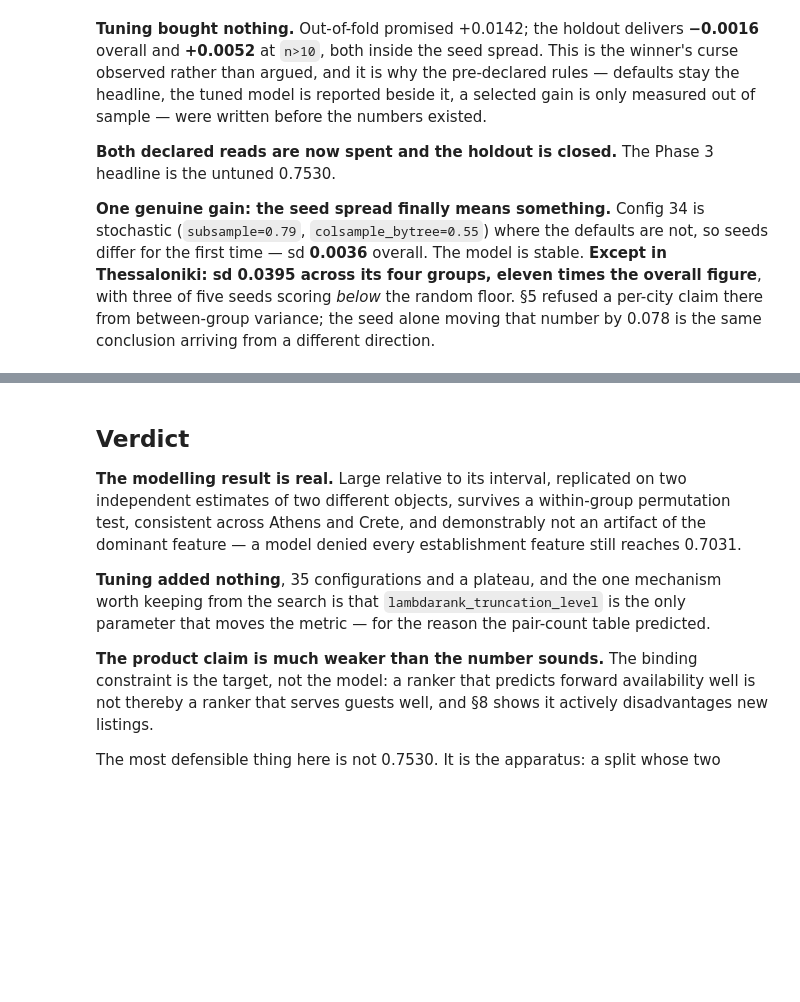
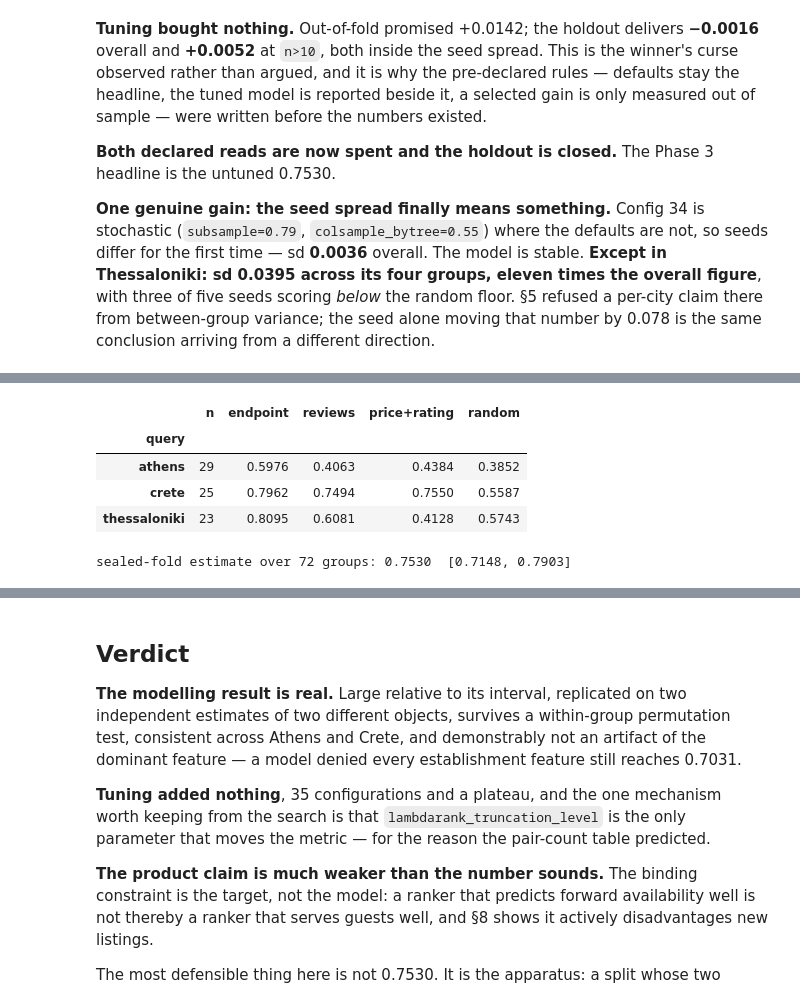
Before and after one commit to ntinasf/rental-ranking, a Jupyter notebook: notebooks/04_evaluation.ipynb, the cells around one changed output, grey strips where cells are left out. Cells and saved outputs as stored; diff of their text form; code cells hidden in the pictures; blank space fills up the shorter version.

```diff
--- a/notebooks/04_evaluation.ipynb
+++ b/notebooks/04_evaluation.ipynb
@@ -1027,0 +1092,27 @@ alone moving that number by 0.078 is the same conclusion arriving from a differe
+# %%
+served = []
+for name, spec in demo.DEMO_QUERIES.items():
+    listings = demo.group_listings(spec["query_group"])
+    truth = demo.truth_frame(listings)
+    live = json.loads((ENDPOINT_DEMO_DIR / f"response_{name}.json").read_text())
+    quality = demo.query_quality(live, truth)
+    served.append(
+        {
+            "query": name,
+            "n": int(quality["n_listings"]),
+            "endpoint": quality["endpoint"],
+            "reviews": quality["baseline_reviews"],
+            "price+rating": quality["baseline_price_rating"],
+            "random": quality["random"],
+        }
+    )
+
+display(pd.DataFrame(served).set_index("query").round(4))
+print(f"sealed-fold estimate over 72 groups: {0.7530:.4f}  [0.7148, 0.7903]")
+# %% [output]
+|  | n | endpoint | reviews | price+rating | random |
+| query |  |  |  |  |  |
+| athens | 29 | 0.5976 | 0.4063 | 0.4384 | 0.3852 |
+| crete | 25 | 0.7962 | 0.7494 | 0.7550 | 0.5587 |
+| thessaloniki | 23 | 0.8095 | 0.6081 | 0.4128 | 0.5743 |
+sealed-fold estimate over 72 groups: 0.7530  [0.7148, 0.7903]
```
Also changed, not shown: parts of 10 cells of this notebook, 9 other files.
